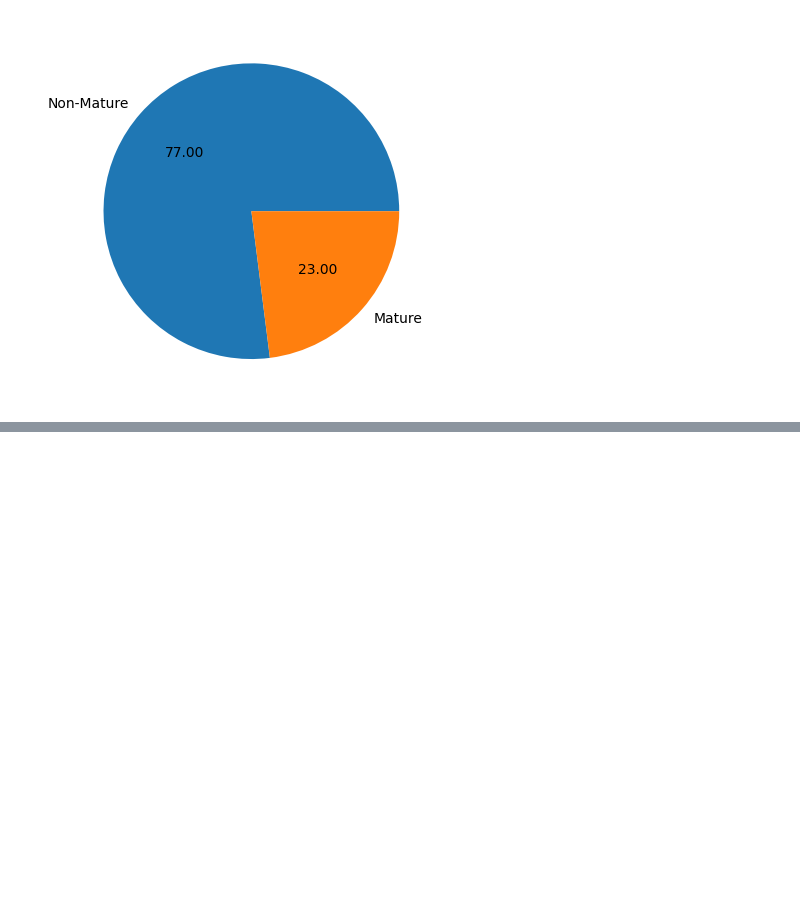
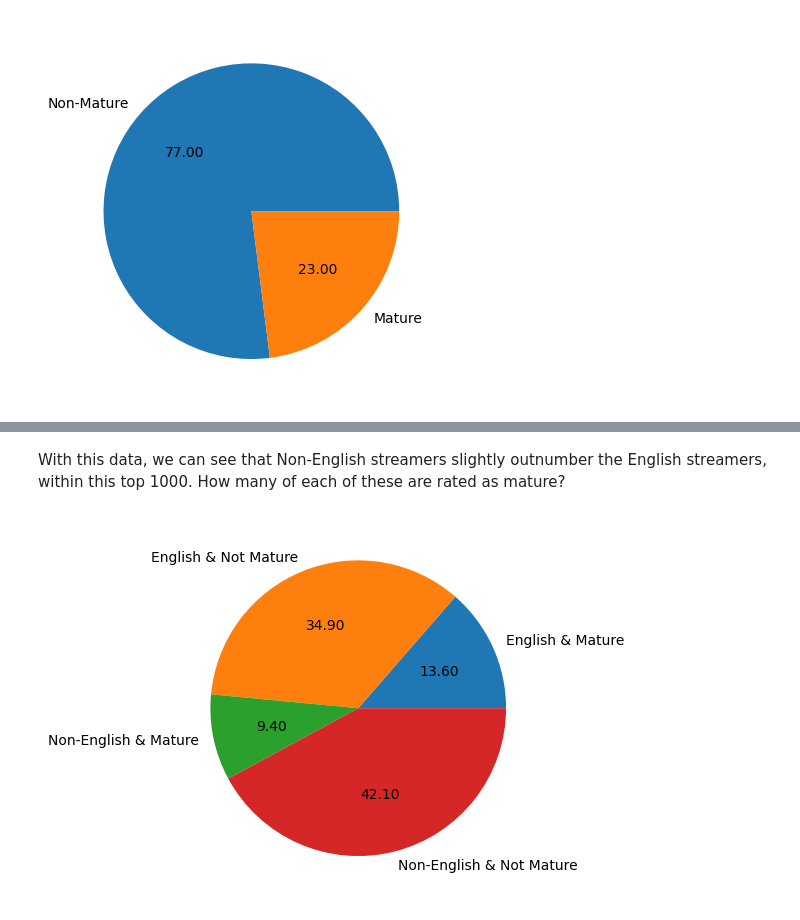
Before and after one commit to dylancortez/Twitch-Streamers, a Jupyter notebook: twitch_streamers.ipynb, the cells around one changed output, grey strips where cells are left out. Drawn from its saved outputs; the diff is of its cells as text; code cells hidden in the pictures; blank space fills up the shorter version.

```diff
--- a/twitch_streamers.ipynb
+++ b/twitch_streamers.ipynb
@@ -60,0 +79,14 @@ With the data, as well as the visualization, we can pretty definitively say that
+# %% [markdown]
+With this data, we can see that Non-English streamers slightly outnumber the English streamers, within this top 1000. How many of each of these are rated as mature?
+# %%
+#creating different datasets that show streamers who are both English language and Mature-rated, as well as the opposites, and every combination thereof
+english_mature = streamers[(streamers.Mature == True) & (streamers.Language == "English")]
+english_nonmature = streamers[(streamers.Mature == False) & (streamers.Language == "English")]
+nonenglish_mature = streamers[(streamers.Mature == True) & (streamers.Language != "English")]
+nonenglish_nonmature = streamers[(streamers.Mature == False) & (streamers.Language != "English")]
+
+#Let's map these all in a pie chart
+plt.pie([len(english_mature), len(english_nonmature), len(nonenglish_mature), len(nonenglish_nonmature)], labels=["English & Mature", "English & Not Mature", "Non-English & Mature", "Non-English & Not Mature"], autopct='%0.2f')
+plt.show()
+# %% [output]
+[figure, added]
```
Also changed, not shown: parts of 2 cells of this notebook.
